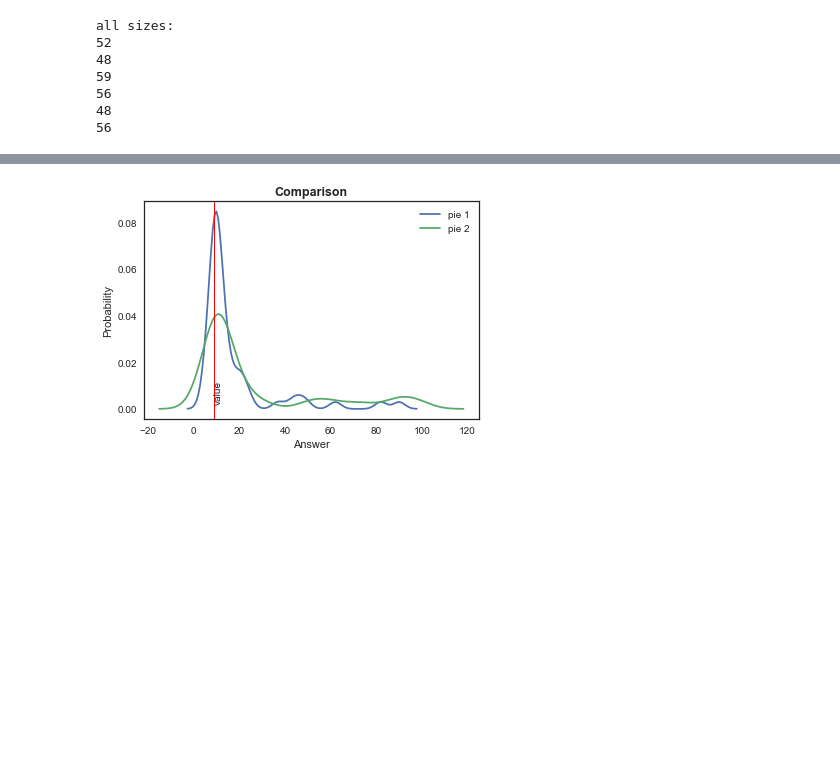
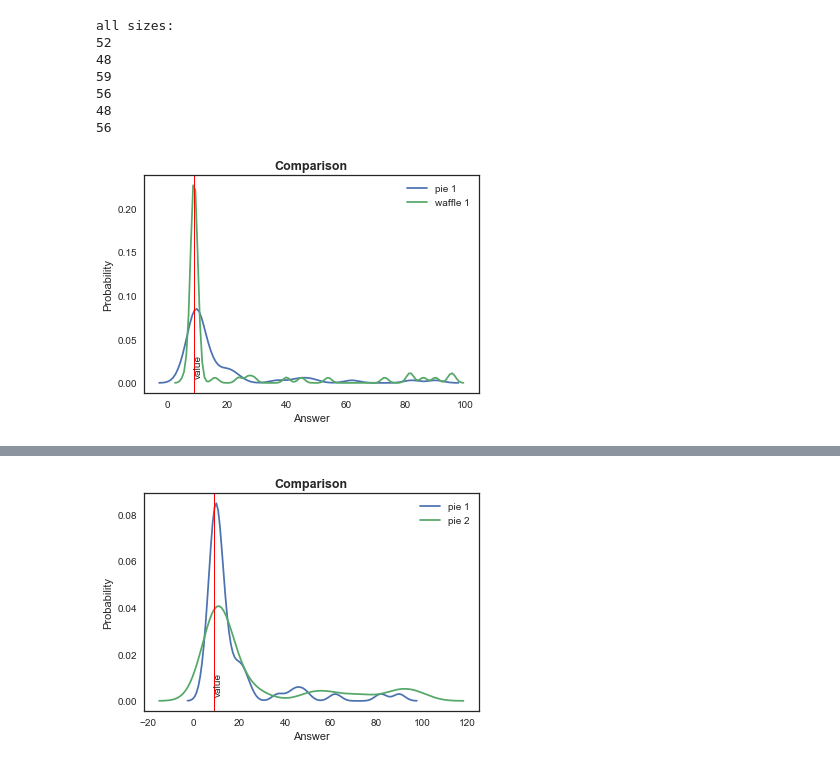
Before and after one commit to rodrigovaldes/data_viz_exp, a Jupyter notebook: Data Visualization Experiment_RVO.ipynb, the cells around one changed output, grey strips where cells are left out. Drawn from its saved outputs; the diff is of its cells as text; code cells hidden in the pictures; blank space fills up the shorter version.

```diff
--- a/Data Visualization Experiment_RVO.ipynb
+++ b/Data Visualization Experiment_RVO.ipynb
@@ -288,3 +289,10 @@ all sizes:
 56
 48
 56
+# %%
+# Pie 1 Vs Waffle 1
+names = ["pie 1", "waffle 1"]
+plot_distributions([p1, w1], names, "Answer", "Probability", "Comparison", 9,
+                   True, "images/sixteen.png")
+# %% [output]
+[figure, added]
```
Also changed, not shown: parts of 5 cells of this notebook, 10 other files.
